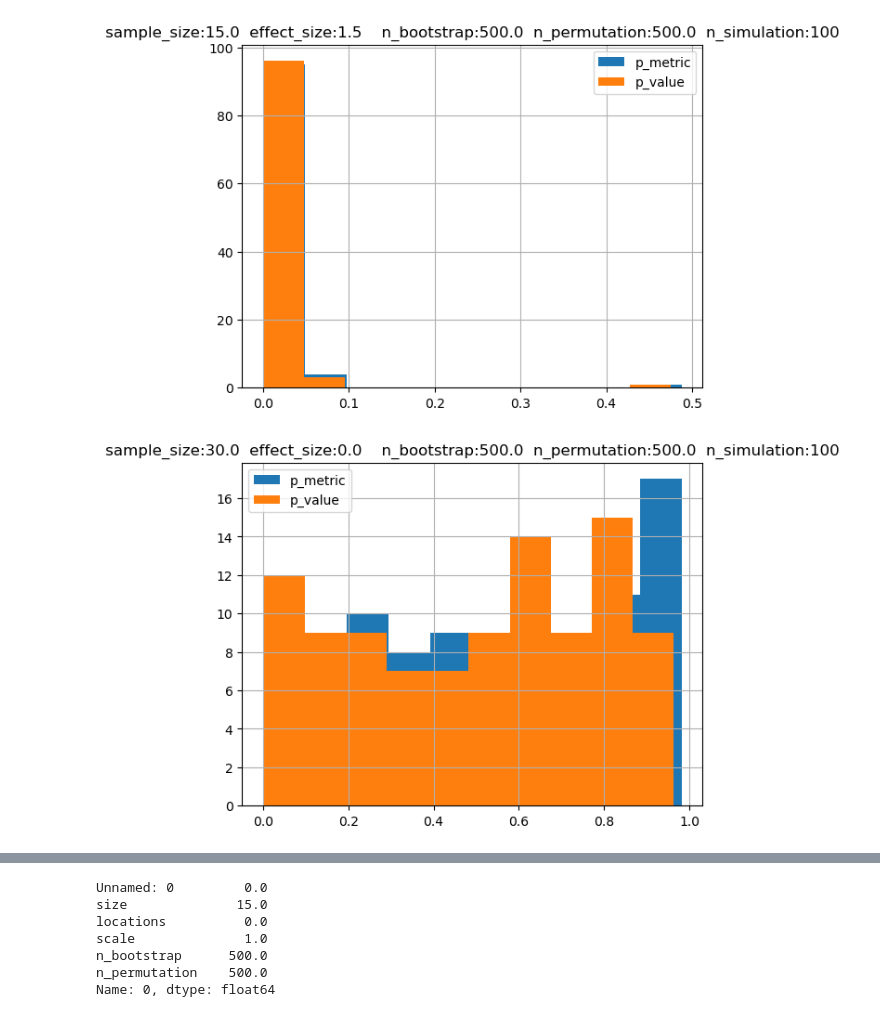
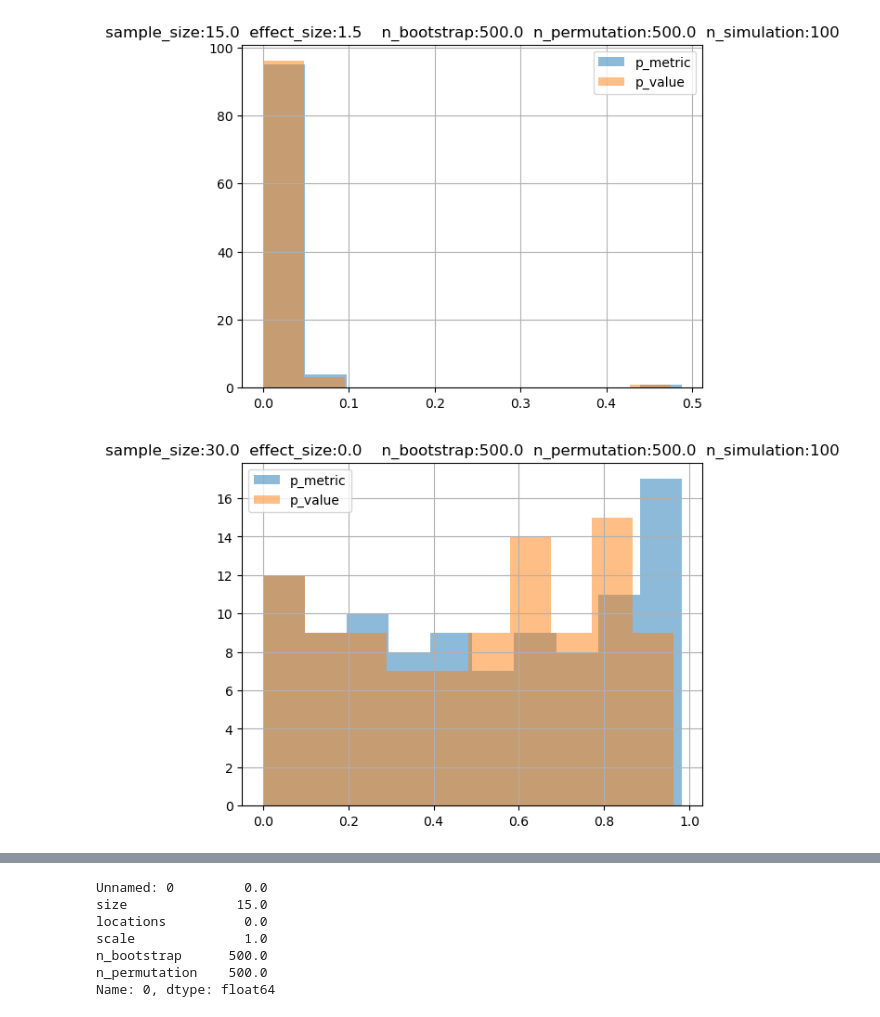
Before and after one commit to mirhnius/pvalue-metric-b, a Jupyter notebook: simulations/plots.ipynb, the cells around one changed output, grey strips where cells are left out. Cells and saved outputs as stored; diff of their text form; code cells hidden in the pictures.

Commit message:
change transparency of bars in histogram plots

```diff
--- a/simulations/plots.ipynb
+++ b/simulations/plots.ipynb
@@ -8,8 +8,8 @@ for i in range(1,7):
 
     df = pd.read_csv(f"../../../normal_simulation/simulation_result_{i}.csv")
     combo = combinations_df.iloc[i]
-    df.p_metric.hist()
-    df.pvalue.hist()
+    df.p_metric.hist(alpha=0.5)
+    df.pvalue.hist(alpha=0.5)
     plt.title(f"sample_size:{combo['size']}  effect_size:{combo['locations']}\
     n_bootstrap:{combo['n_bootstrap']}  n_permutation:{combo['n_permutation']}  n_simulation:{len(df)}")
     plt.legend(["p_metric", "p_value"])
@@ -20,2 +20,2 @@ for i in range(1,7):
-[figure, old version]
+[figure, new version]
-[figure, old version]
+[figure, new version]
```
Also changed, not shown: parts of 1 cell of this notebook.
